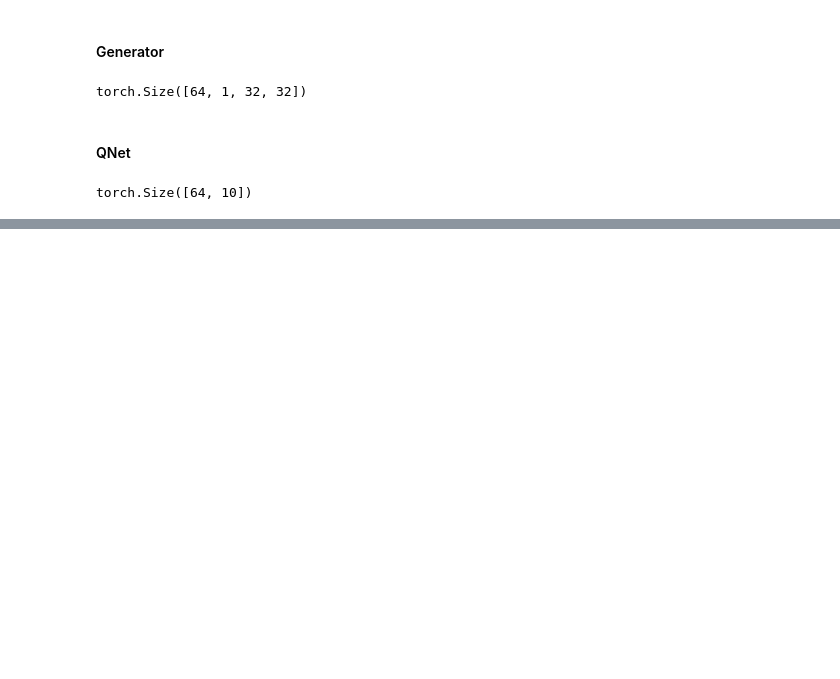
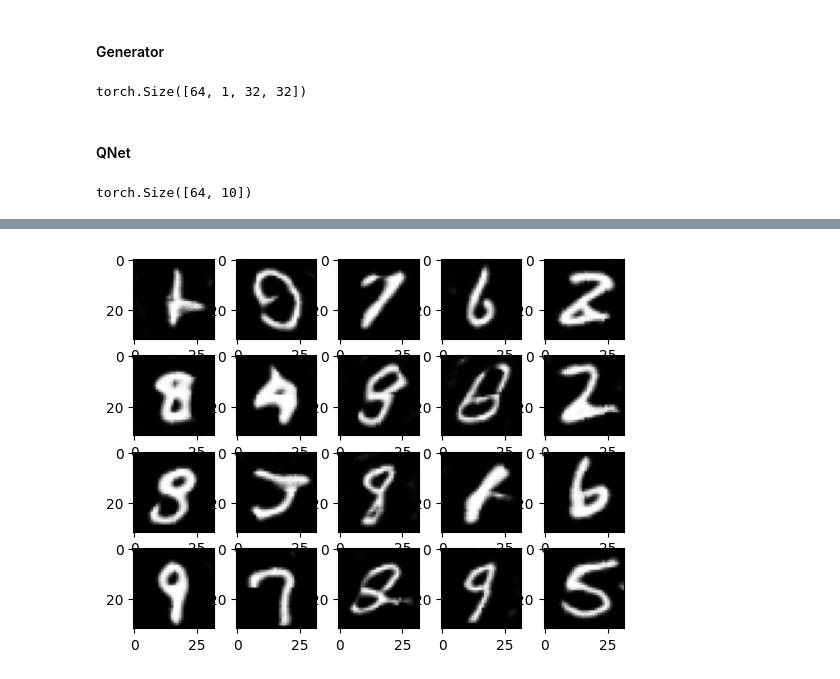
Before and after one commit to atikul-islam-sajib/InfoGAN, a Jupyter notebook: notebooks/ModelPrototyping.ipynb, the cells around one changed output, grey strips where cells are left out. Drawn from its saved outputs; the diff is of its cells as text; code cells hidden in the pictures; blank space fills up the shorter version.

```diff
--- a/notebooks/ModelPrototyping.ipynb
+++ b/notebooks/ModelPrototyping.ipynb
@@ -201,7 +187,7 @@ class Discriminator(nn.Module):
             (1, 128, 4, 2, 1, 0.2, False),
             (128, 256, 4, 2, 1, 0.2, True),
             (256, 512, 4, 2, 1, 0.2, True),
-            (512, 1, 4, 2, 1),
+            (512, 1, 4, 1, 0),
         ]
 
         self.model = self.connected_layer(config_layer = self.config_layer)
@@ -254,6 +240,6 @@ class Discriminator(nn.Module):
 if __name__ == "__main__":
     discriminator = Discriminator(in_channels = 1)
 
-    image = torch.randn(64, 1, 28, 28)
+    image = torch.randn(128, 1, 32, 32)
     print(discriminator(image).shape)
 # %% [output]
@@ -453,0 +442,3 @@ torch.Size([64, 10])
+# %%
+device = torch.device("mps" if torch.backends.mps.is_available() else "cpu")
+device
@@ -453,0 +449,18 @@ torch.Size([64, 10])
+# %%
+net_D = Discriminator(in_channels= 1).to(device)
+net_G = Generator(latent_space=100).to(device)
+net_Q = QNet().to(device)
+
+# Connect the weight
+net_D.apply(weight_init)
+net_G.apply(weight_init)
+net_Q.apply(weight_init)
+
+optimizer_D = optim.Adam(net_D.parameters(), lr=0.0002, betas=(0.5, 0.999))
+optimizer_G = optim.Adam(net_G.parameters(), lr=0.0002, betas=(0.5, 0.999))
+optimizer_Q = optim.Adam(net_Q.parameters(), lr=0.0002, betas=(0.5, 0.999))
+
+criterion = nn.BCELoss().to(device)
+criterion_Q = nn.CrossEntropyLoss().to(device)
+
+dataloader = pkl.load(filename="../data/processed/dataloader.pkl")
@@ -453,0 +551,14 @@ torch.Size([64, 10])
+# %%
+import matplotlib.pyplot as plt
+
+noise_data = torch.randn(20, 100, 1, 1).to(device)
+synthetic_data = net_G(noise_data)
+
+for index, image in enumerate(synthetic_data):
+    plt.subplot(4, 5, index+1)
+    image = (image - image.min())/(image.max() - image.min())
+    plt.imshow(image.squeeze().detach().cpu().numpy(), cmap='gray')
+
+plt.show()
+# %% [output]
+[figure, added]
```
Also changed, not shown: parts of 8 cells of this notebook, 1 other file.
